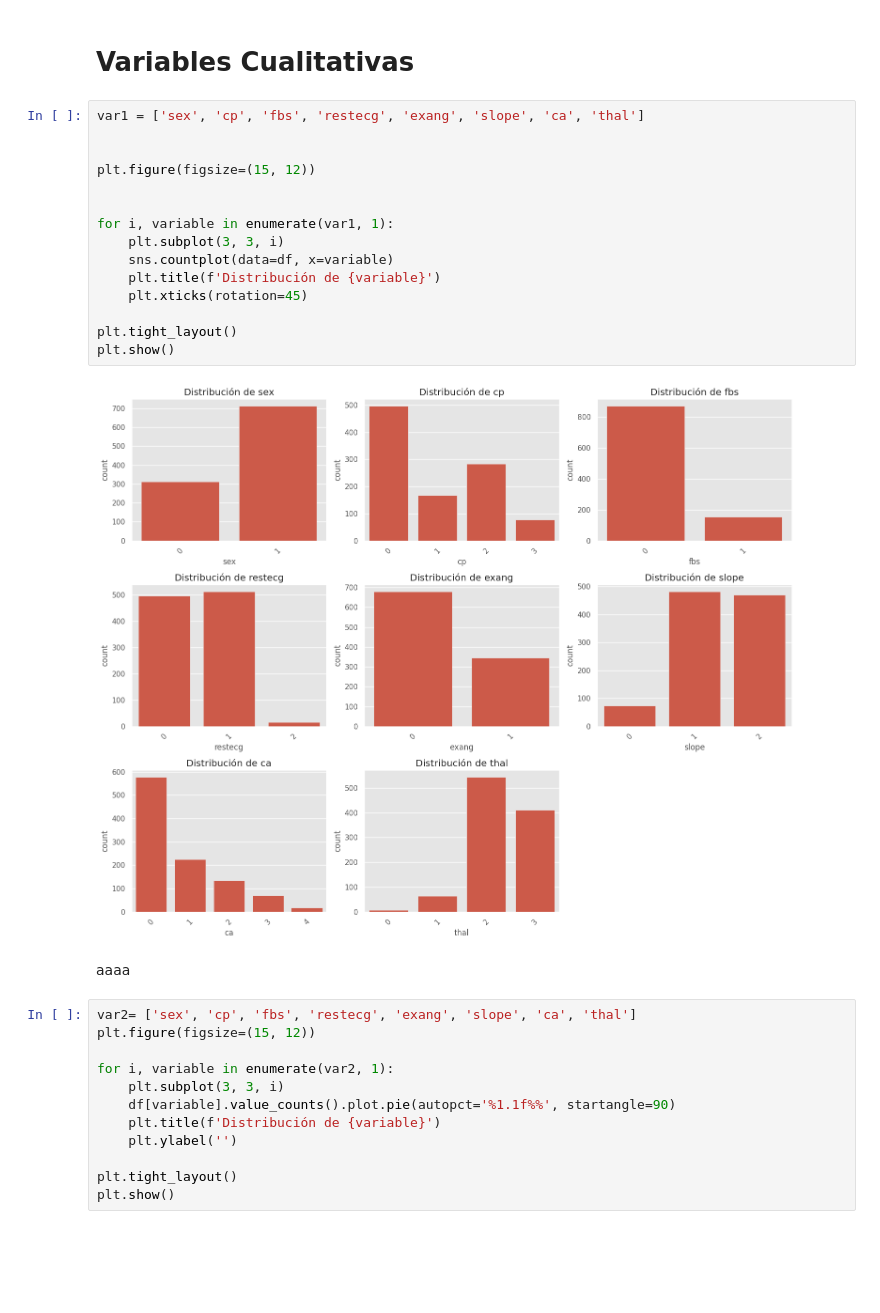
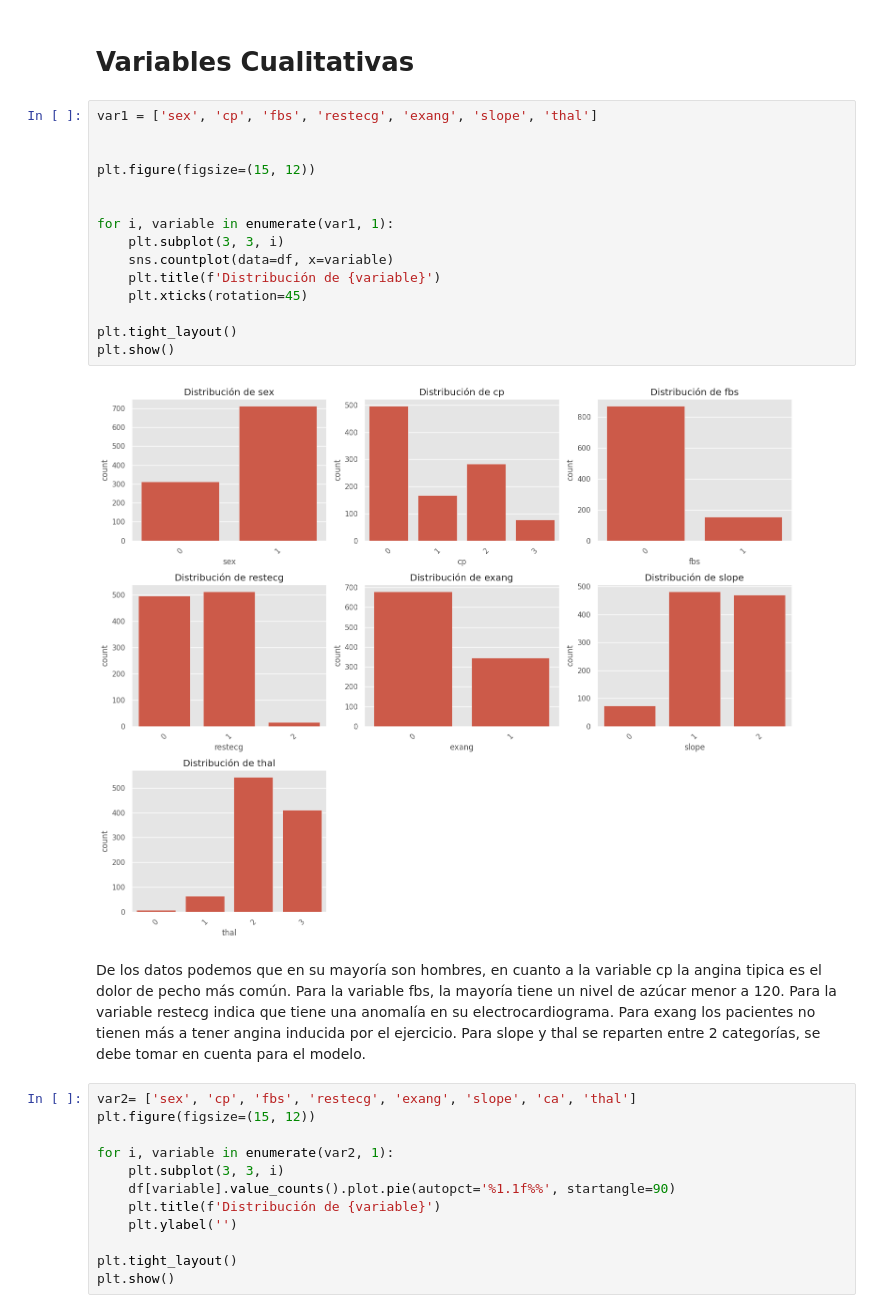
Before and after one commit to JeanFZC/Analisis-con-Python, a Jupyter notebook: Proy_AtaqueCorazon_v2(1).ipynb, the cells around one changed output. Cells and saved outputs as stored; diff of their text form; blank space fills up the shorter version.

```diff
--- a/Proy_AtaqueCorazon_v2(1).ipynb
+++ b/Proy_AtaqueCorazon_v2(1).ipynb
@@ -166,24 +166,24 @@ En este diagrama de cajas (boxplot) podemos visualizar que en la variable age se
 # %% [markdown]
 # **Variables Cualitativas**
 # %%
-var1 = ['sex', 'cp', 'fbs', 'restecg', 'exang', 'slope', 'ca', 'thal']
+var1 = ['sex', 'cp', 'fbs', 'restecg', 'exang', 'slope', 'thal']
 
 
 plt.figure(figsize=(15, 12))
 
 
 for i, variable in enumerate(var1, 1):
     plt.subplot(3, 3, i)
     sns.countplot(data=df, x=variable)
     plt.title(f'Distribución de {variable}')
     plt.xticks(rotation=45)
 
 plt.tight_layout()
 plt.show()
 # %% [output]
-[figure, old version]
+[figure, new version]
-# %% [markdown]
-aaaa
+# %% [markdown]
+De los datos podemos que en su mayoría son hombres, en cuanto a la variable cp la angina tipica es el dolor de pecho más común. Para la variable fbs, la mayoría tiene un nivel de azúcar menor a 120. Para la variable restecg indica que tiene una anomalía en su electrocardiograma. Para exang los pacientes no tienen más a tener angina inducida por el ejercicio. Para slope y thal se reparten entre 2 categorías, se debe tomar en cuenta para el modelo.
 # %%
 var2= ['sex', 'cp', 'fbs', 'restecg', 'exang', 'slope', 'ca', 'thal']
 plt.figure(figsize=(15, 12))
```
